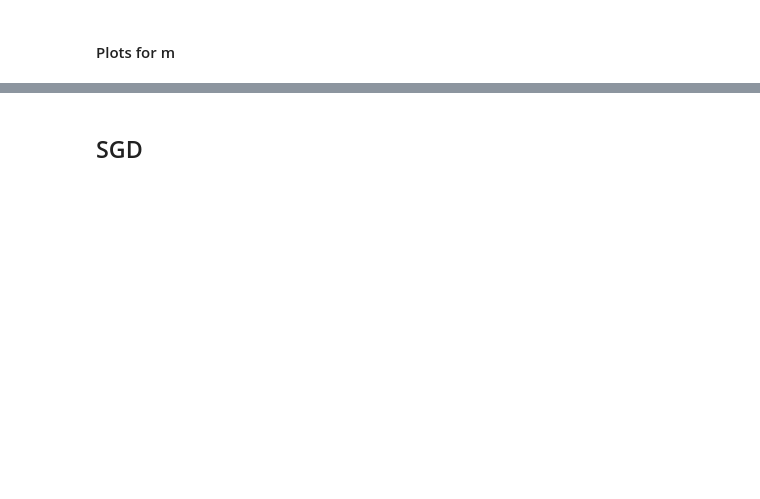
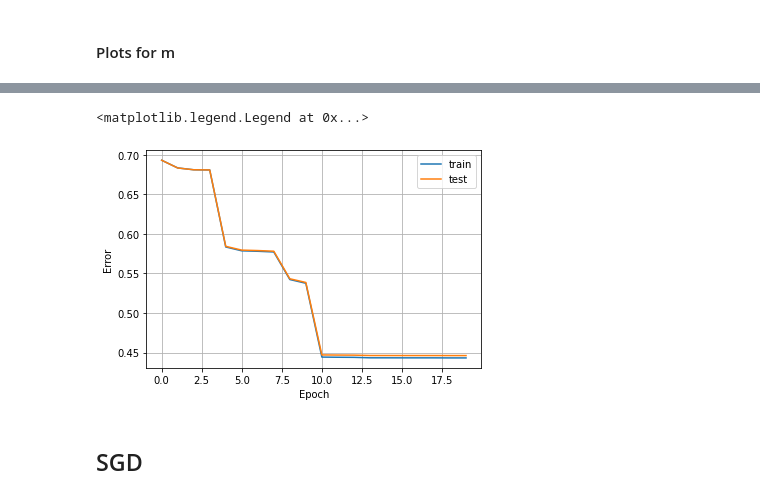
Before and after one commit to msorins/OptoML_course_proj, a Jupyter notebook: classification_zo.ipynb, the cells around one changed output, grey strips where cells are left out. Saved outputs shown, nothing was run; the diff lists cells and outputs as text; code cells hidden in the pictures; blank space fills up the shorter version.

```diff
--- a/classification_zo.ipynb
+++ b/classification_zo.ipynb
@@ -259,0 +179,2 @@ plt.savefig('figs/m_examples')
+# %%
+epochs = 20
@@ -260,3 +189,14 @@ plt.savefig('figs/m_examples')
+# %%
+plt.plot(list(range(20)), losses1, label = 'train')
+plt.plot(list(range(20)), valid_losses1, label = 'test')
+plt.xlabel('Epoch')
+plt.ylabel('Error')
+plt.grid()
+plt.legend()
+#plt.savefig('figs/zo_classification')
+# %% [output]
+<matplotlib.legend.Legend at 0x...>
+[figure, added]
 # %% [markdown]
 ## SGD
 # %%
```
Also changed, not shown: parts of 25 cells of this notebook, 1 other file.
